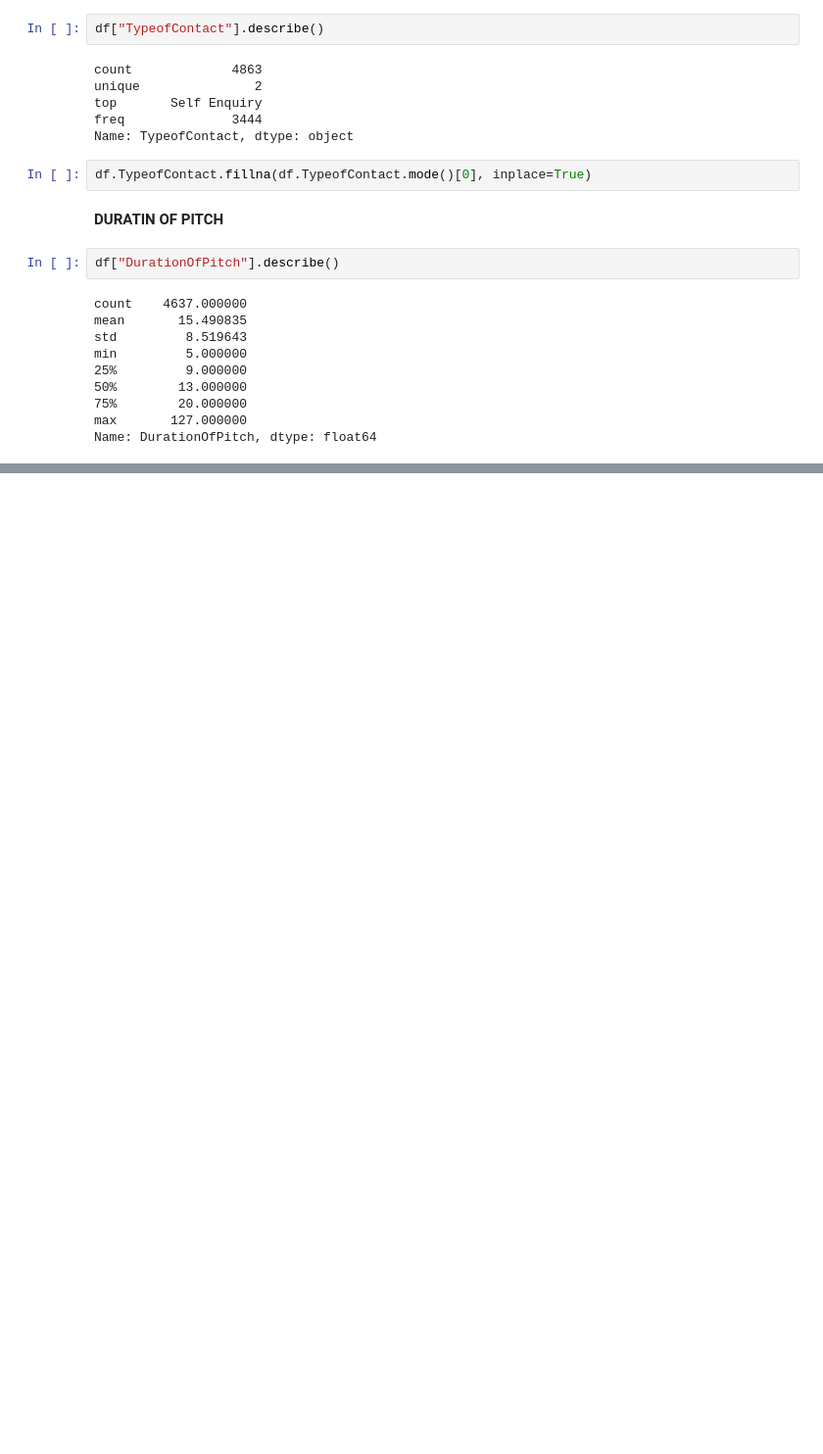
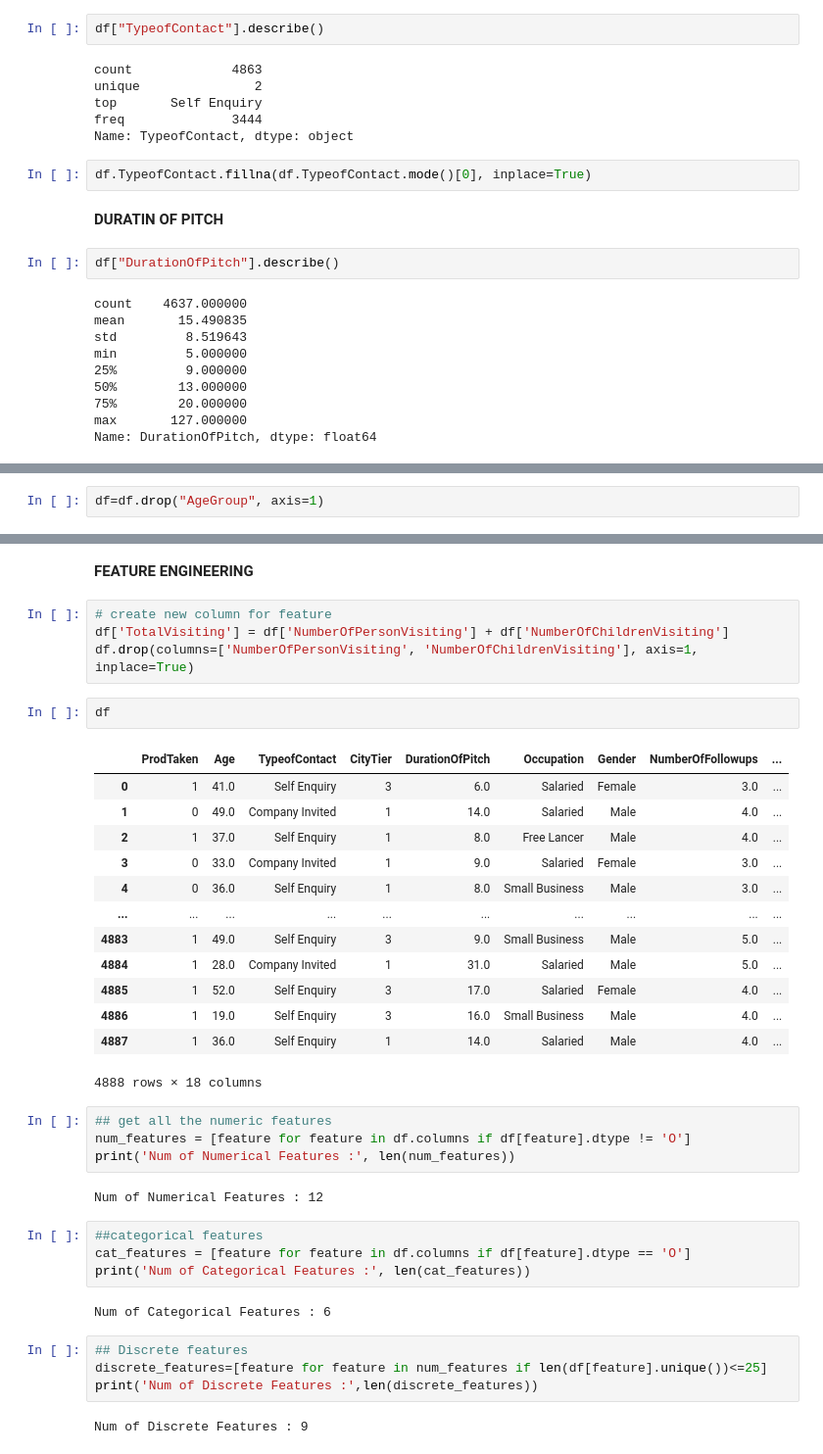
Before and after one commit to qazi-adnan/MACHINE_LEARNING, a Jupyter notebook: 10 random forest/file_1.ipynb, the cells around one changed output, grey strips where cells are left out. Shown at 98% size. Drawn from its saved outputs; the diff is of its cells as text; blank space fills up the shorter version.

```diff
--- a/10 random forest/file_1.ipynb
+++ b/10 random forest/file_1.ipynb
@@ -290,0 +420,2 @@ Name: DurationOfPitch, dtype: float64
+# %%
+df=df.drop("AgeGroup", axis=1)
@@ -290,0 +438,40 @@ Name: DurationOfPitch, dtype: float64
+# %% [markdown]
+**FEATURE ENGINEERING**
+# %%
+# create new column for feature
+df['TotalVisiting'] = df['NumberOfPersonVisiting'] + df['NumberOfChildrenVisiting']
+df.drop(columns=['NumberOfPersonVisiting', 'NumberOfChildrenVisiting'], axis=1, inplace=True)
+# %%
+df
+# %% [output]
+|  | ProdTaken | Age | TypeofContact | CityTier | DurationOfPitch | Occupation | Gender | NumberOfFollowups | ... |
+| 0 | 1 | 41.0 | Self Enquiry | 3 | 6.0 | Salaried | Female | 3.0 | ... |
+| 1 | 0 | 49.0 | Company Invited | 1 | 14.0 | Salaried | Male | 4.0 | ... |
+| 2 | 1 | 37.0 | Self Enquiry | 1 | 8.0 | Free Lancer | Male | 4.0 | ... |
+| 3 | 0 | 33.0 | Company Invited | 1 | 9.0 | Salaried | Female | 3.0 | ... |
+| 4 | 0 | 36.0 | Self Enquiry | 1 | 8.0 | Small Business | Male | 3.0 | ... |
+| ... | ... | ... | ... | ... | ... | ... | ... | ... | ... |
+| 4883 | 1 | 49.0 | Self Enquiry | 3 | 9.0 | Small Business | Male | 5.0 | ... |
+| 4884 | 1 | 28.0 | Company Invited | 1 | 31.0 | Salaried | Male | 5.0 | ... |
+| 4885 | 1 | 52.0 | Self Enquiry | 3 | 17.0 | Salaried | Female | 4.0 | ... |
+| 4886 | 1 | 19.0 | Self Enquiry | 3 | 16.0 | Small Business | Male | 4.0 | ... |
+| 4887 | 1 | 36.0 | Self Enquiry | 1 | 14.0 | Salaried | Male | 4.0 | ... |
+4888 rows × 18 columns
+# %%
+## get all the numeric features
+num_features = [feature for feature in df.columns if df[feature].dtype != 'O']
+print('Num of Numerical Features :', len(num_features))
+# %% [output]
+Num of Numerical Features : 12
+# %%
+##categorical features
+cat_features = [feature for feature in df.columns if df[feature].dtype == 'O']
+print('Num of Categorical Features :', len(cat_features))
+# %% [output]
+Num of Categorical Features : 6
+# %%
+## Discrete features
+discrete_features=[feature for feature in num_features if len(df[feature].unique())<=25]
+print('Num of Discrete Features :',len(discrete_features))
+# %% [output]
+Num of Discrete Features : 9
```
Also changed, not shown: parts of 18 cells of this notebook.
